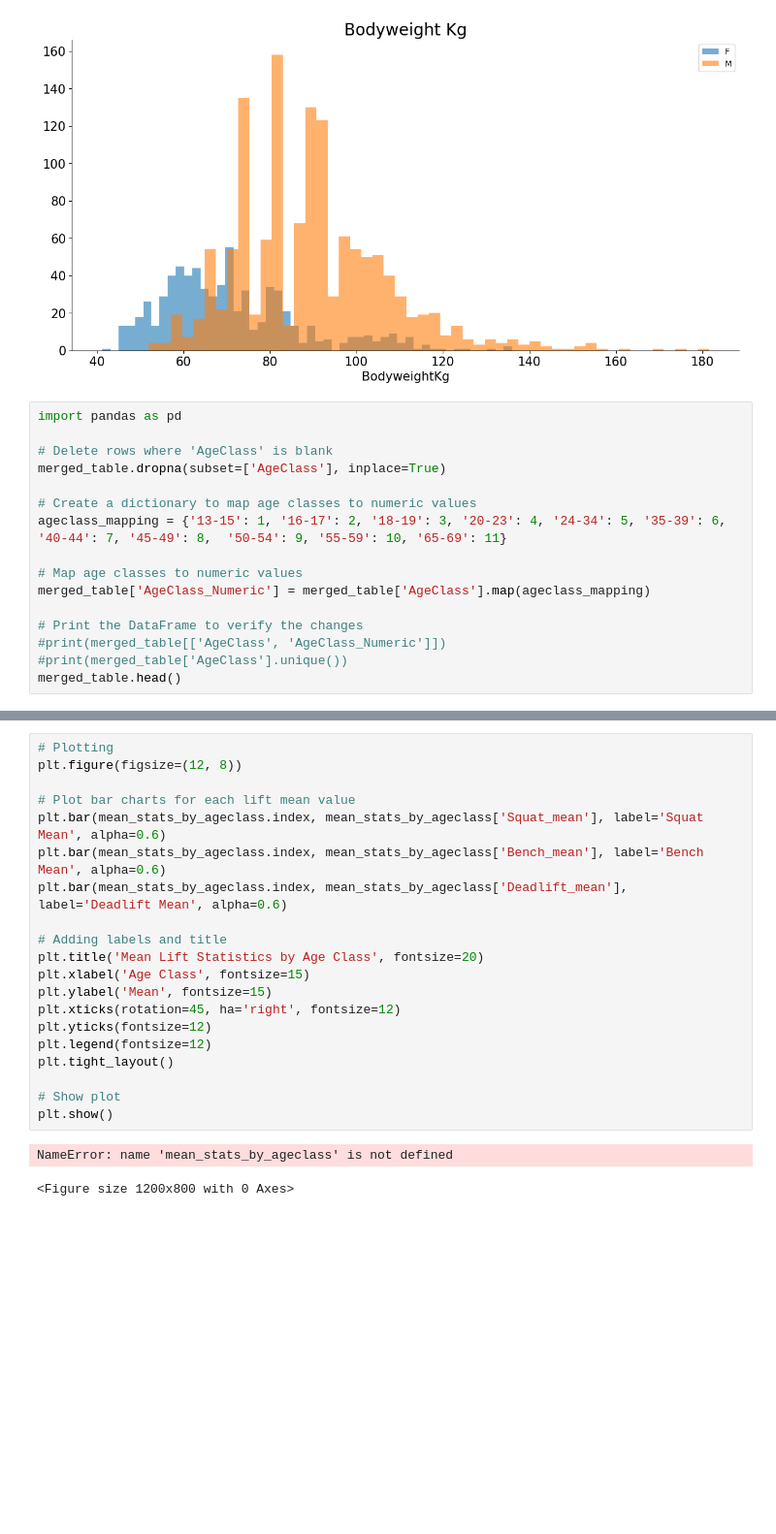
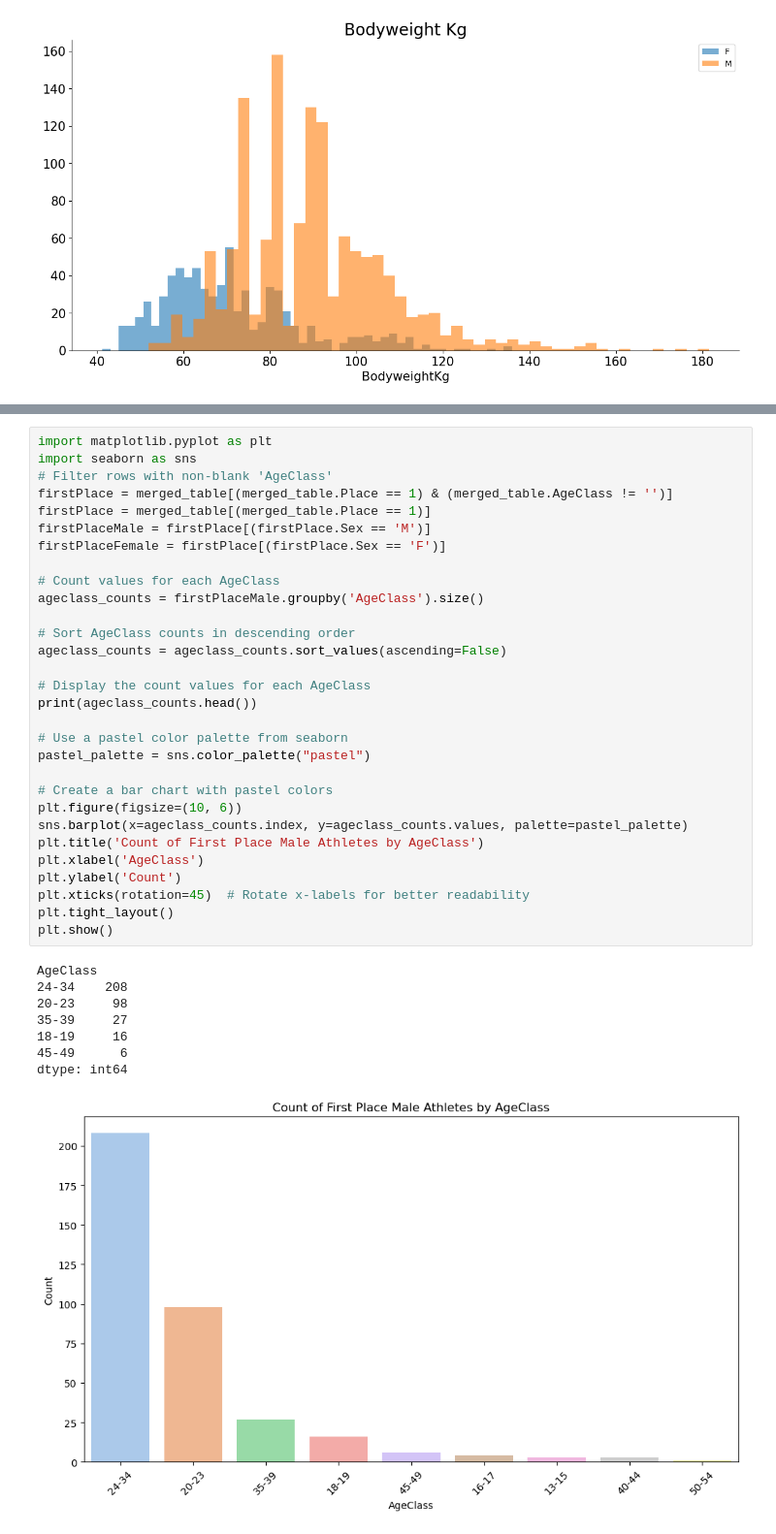
Before and after one commit to say917/Project_Powerlift, a Jupyter notebook: merged_test_v2.ipynb, the cells around one changed output, grey strips where cells are left out. Shown at 97% size. Drawn from its saved outputs; the diff is of its cells as text; blank space fills up the shorter version.

```diff
--- a/merged_test_v2.ipynb
+++ b/merged_test_v2.ipynb
@@ -122,19 +129,3 @@ plt.legend(loc=1)
 plt.show()
 # %% [output]
 [figure]
-# %%
-import pandas as pd
-
-# Delete rows where 'AgeClass' is blank
-merged_table.dropna(subset=['AgeClass'], inplace=True)
-
-# Create a dictionary to map age classes to numeric values
-ageclass_mapping = {'13-15': 1, '16-17': 2, '18-19': 3, '20-23': 4, '24-34': 5, '35-39': 6, '40-44': 7, '45-49': 8,  '50-54': 9, '55-59': 10, '65-69': 11}
-
-# Map age classes to numeric values
-merged_table['AgeClass_Numeric'] = merged_table['AgeClass'].map(ageclass_mapping)
-
-# Print the DataFrame to verify the changes
-#print(merged_table[['AgeClass', 'AgeClass_Numeric']])
-#print(merged_table['AgeClass'].unique())
-merged_table.head()
@@ -194,23 +132,39 @@ AgeClass_Numeric
-# %%
-# Plotting
-plt.figure(figsize=(12, 8))
-
-# Plot bar charts for each lift mean value
-plt.bar(mean_stats_by_ageclass.index, mean_stats_by_ageclass['Squat_mean'], label='Squat Mean', alpha=0.6)
-plt.bar(mean_stats_by_ageclass.index, mean_stats_by_ageclass['Bench_mean'], label='Bench Mean', alpha=0.6)
-plt.bar(mean_stats_by_ageclass.index, mean_stats_by_ageclass['Deadlift_mean'], label='Deadlift Mean', alpha=0.6)
-
-# Adding labels and title
-plt.title('Mean Lift Statistics by Age Class', fontsize=20)
-plt.xlabel('Age Class', fontsize=15)
-plt.ylabel('Mean', fontsize=15)
-plt.xticks(rotation=45, ha='right', fontsize=12)
-plt.yticks(fontsize=12)
-plt.legend(fontsize=12)
-plt.tight_layout()
-
-# Show plot
-plt.show()
-# %% [output]
-NameError: name 'mean_stats_by_ageclass' is not defined
-<Figure size 1200x800 with 0 Axes>
+# %%
+import matplotlib.pyplot as plt
+import seaborn as sns
+# Filter rows with non-blank 'AgeClass'
+firstPlace = merged_table[(merged_table.Place == 1) & (merged_table.AgeClass != '')]
+firstPlace = merged_table[(merged_table.Place == 1)]
+firstPlaceMale = firstPlace[(firstPlace.Sex == 'M')]
+firstPlaceFemale = firstPlace[(firstPlace.Sex == 'F')]
+
+# Count values for each AgeClass
+ageclass_counts = firstPlaceMale.groupby('AgeClass').size()
+
+# Sort AgeClass counts in descending order
+ageclass_counts = ageclass_counts.sort_values(ascending=False)
+
+# Display the count values for each AgeClass
+print(ageclass_counts.head())
+
+# Use a pastel color palette from seaborn
+pastel_palette = sns.color_palette("pastel")
+
+# Create a bar chart with pastel colors
+plt.figure(figsize=(10, 6))
+sns.barplot(x=ageclass_counts.index, y=ageclass_counts.values, palette=pastel_palette)
+plt.title('Count of First Place Male Athletes by AgeClass')
+plt.xlabel('AgeClass')
+plt.ylabel('Count')
+plt.xticks(rotation=45)  # Rotate x-labels for better readability
+plt.tight_layout()
+plt.show()
+# %% [output]
+AgeClass
+24-34    208
+20-23     98
+35-39     27
+18-19     16
+45-49      6
+dtype: int64
+[figure, added]
```
Also changed, not shown: parts of 12 cells of this notebook, 1 other file.
